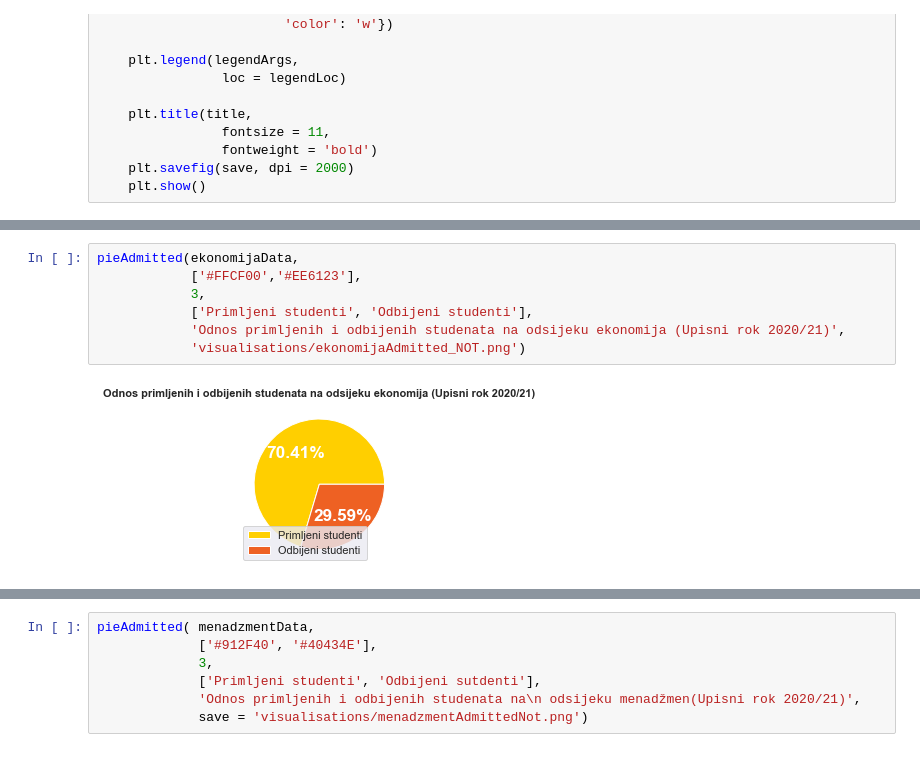
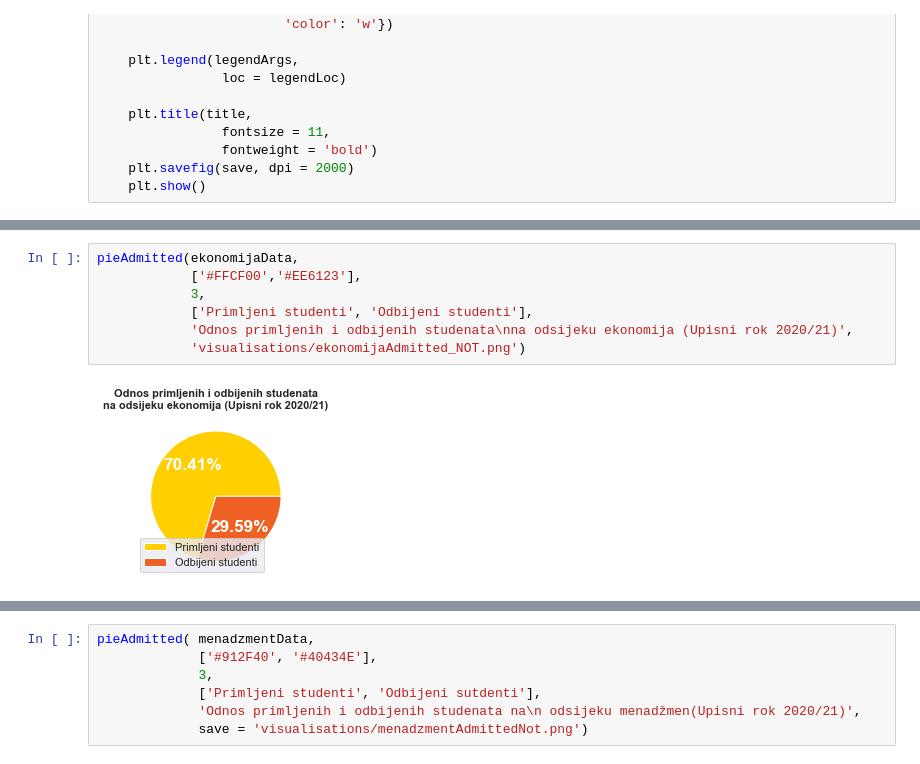
Before and after one commit to WorldWideWest/logisticRegressionSEBS, a Jupyter notebook: visualisation.ipynb, the cells around one changed output, grey strips where cells are left out. Drawn from its saved outputs; the diff is of its cells as text.

Commit message:
Final commit for visualizations
This includes all visualizations for the SEBS project

```diff
--- a/visualisation.ipynb
+++ b/visualisation.ipynb
@@ -71,10 +120,10 @@ def pieAdmitted(dataFrame, colors, legendLoc, legendArgs, title, save):
 # %%
 pieAdmitted(ekonomijaData,
             ['#FFCF00','#EE6123'],
             3,
             ['Primljeni studenti', 'Odbijeni studenti'],
-            'Odnos primljenih i odbijenih studenata na odsijeku ekonomija (Upisni rok 2020/21)',
+            'Odnos primljenih i odbijenih studenata\nna odsijeku ekonomija (Upisni rok 2020/21)',
             'visualisations/ekonomijaAdmitted_NOT.png')
 # %% [output]
-[figure, old version]
+[figure, new version]
 # %%
```
Also changed, not shown: parts of 13 cells of this notebook, 8 other files.
